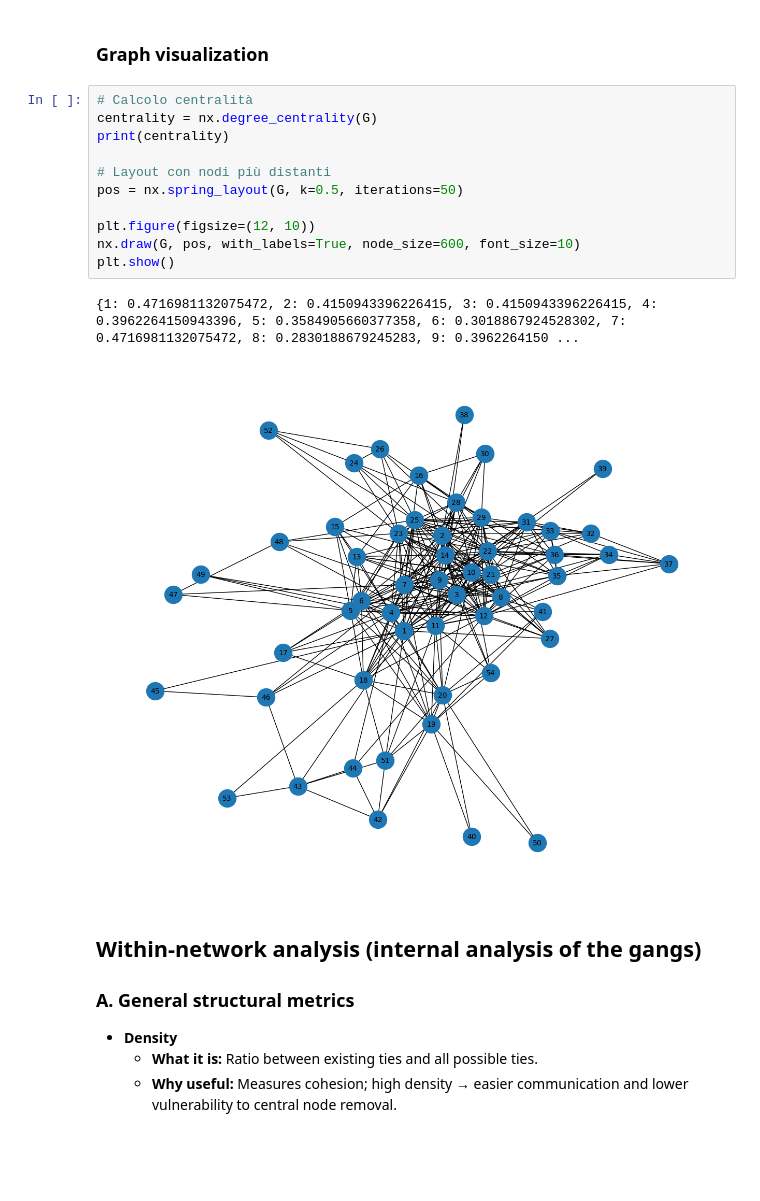
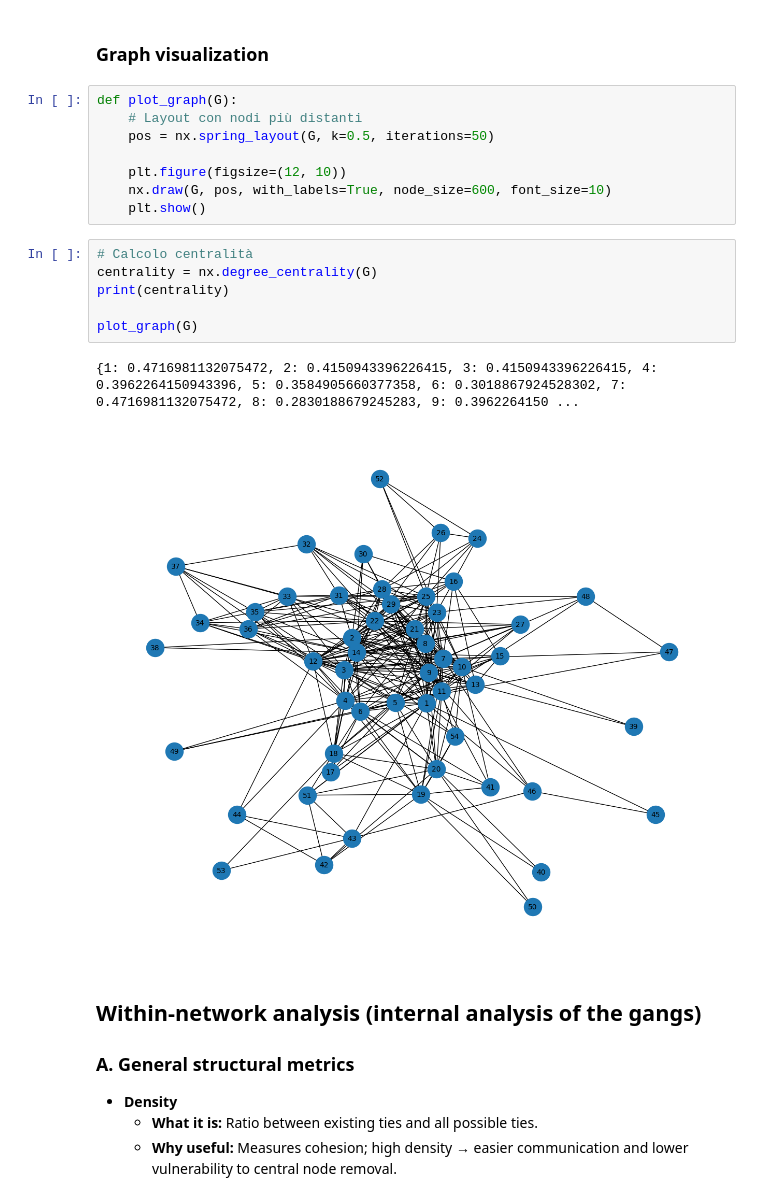
Before and after one commit to leovora/SNA_project, a Jupyter notebook: src/london_gang.ipynb, the cells around one changed output. Saved outputs shown, nothing was run; the diff lists cells and outputs as text; blank space fills up the shorter version.

```diff
--- a/src/london_gang.ipynb
+++ b/src/london_gang.ipynb
@@ -22,20 +34,23 @@ print(f"Nodi: {G.number_of_nodes()}, Archi: {G.number_of_edges()}")
 Nodi: 54, Archi: 315
 # %% [markdown]
 ### Graph visualization
+# %%
+def plot_graph(G):
+    # Layout con nodi più distanti
+    pos = nx.spring_layout(G, k=0.5, iterations=50)
+
+    plt.figure(figsize=(12, 10))
+    nx.draw(G, pos, with_labels=True, node_size=600, font_size=10)
+    plt.show()
 # %%
 # Calcolo centralità
 centrality = nx.degree_centrality(G)
 print(centrality)
 
-# Layout con nodi più distanti
-pos = nx.spring_layout(G, k=0.5, iterations=50)
-
-plt.figure(figsize=(12, 10))
-nx.draw(G, pos, with_labels=True, node_size=600, font_size=10)
-plt.show()
+plot_graph(G)
 # %% [output]
 {1: 0.4716981132075472, 2: 0.4150943396226415, 3: 0.4150943396226415, 4: 0.3962264150943396, 5: 0.3584905660377358, 6: 0.3018867924528302, 7: 0.4716981132075472, 8: 0.2830188679245283, 9: 0.3962264150 ...
-[figure, old version]
+[figure, new version]
 # %% [markdown]
 ## Within-network analysis (internal analysis of the gangs)
 
```
Also changed, not shown: parts of 19 cells of this notebook, 13 other files.
